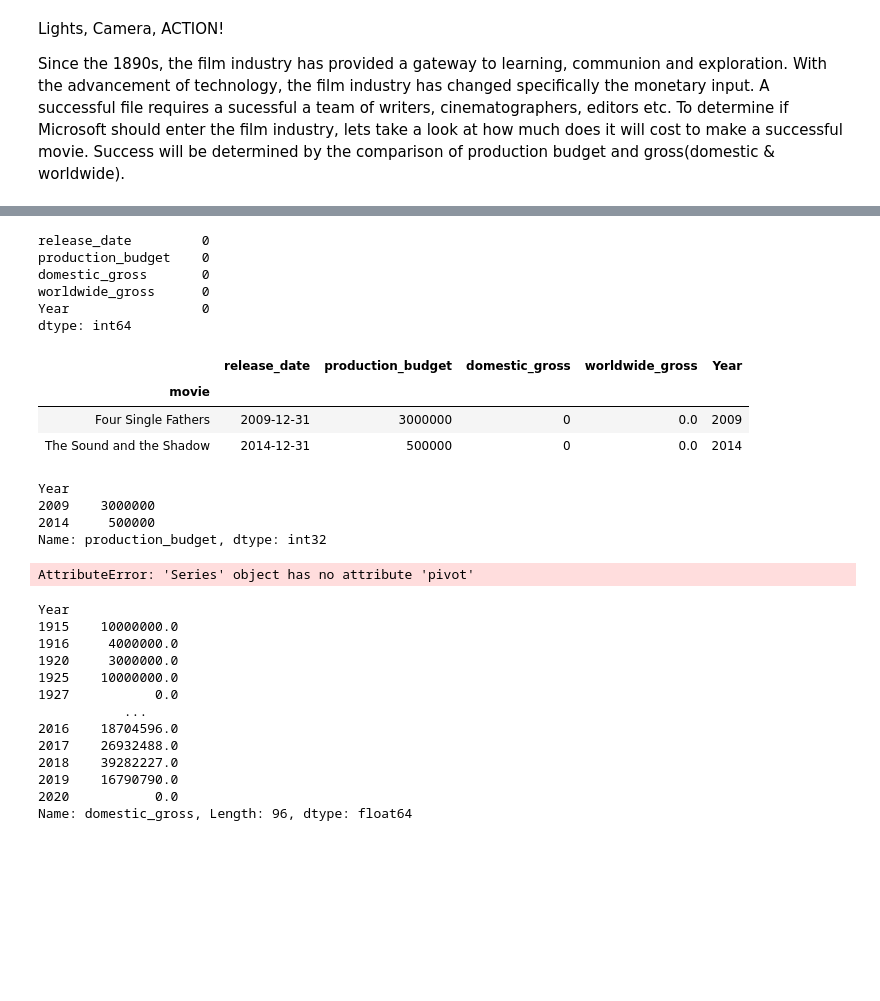
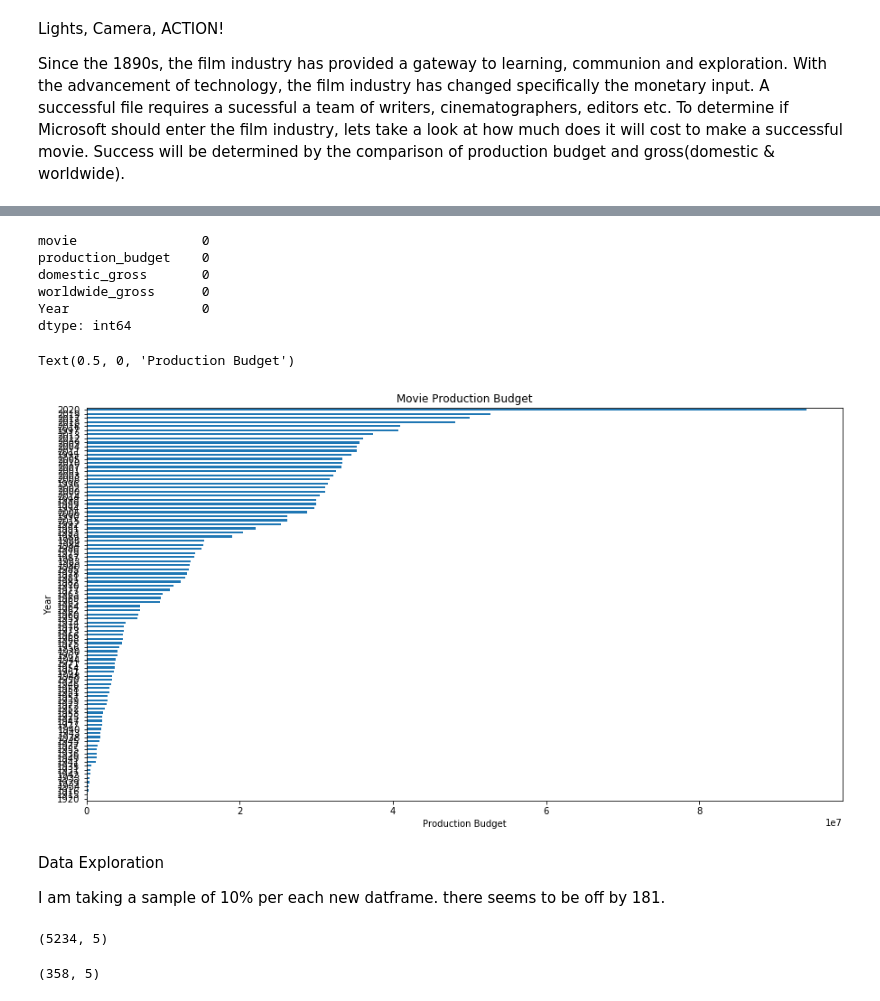
Before and after one commit to Nyla-max/dsc-mod-1-project-v2-1-onl01-dtsc-pt-012120, a Jupyter notebook: student.ipynb, the cells around one changed output, grey strips where cells are left out. Drawn from its saved outputs; the diff is of its cells as text; code cells hidden in the pictures; blank space fills up the shorter version.

Commit message:
Further completing data exploration

```diff
--- a/student.ipynb
+++ b/student.ipynb
@@ -18,4 +18,4 @@ import pandas as pd
 import matplotlib.pyplot as plt
 %matplotlib inline
 # %%
-tn_budgets = pd.read_csv('zippedData/tn.movie_budgets.csv.gz', index_col='movie')
+tn_budgets = pd.read_csv('zippedData/tn.movie_budgets.csv.gz')
@@ -41,7 +48,8 @@ tn_budgets['release_date'] = pd.to_datetime(tn_budgets['release_date'])
 tn_budgets['Year'] = tn_budgets['release_date'].dt.year
 #Changed dtype and created new column
 # %%
-tn_budgets = tn_budgets.drop('id',1)
+tn_budgets = tn_budgets.drop('id', axis=1)
+tn_budgets = tn_budgets.drop('release_date',1)
 # %%
 tn_budgets.dtypes
 # %% [output]
@@ -63,2 +61,0 @@ tn_budgets[tn_budgets.duplicated(keep=False)].sort_values(by='Year')
-# %%
-tn_budgets = tn_budgets[tn_budgets.duplicated()]
@@ -69,0 +62,6 @@ tn_budgets[tn_budgets.duplicated(keep=False)].sort_values(by='Year')
+# %%
+pd.set_option('display.max_rows',10)
+tn_budgets.sort_values('movie', inplace=True)
+bool_series = tn_budgets['movie'].duplicated()
+tn_budgets[bool_series]
+#There were no dupicate movies however duplicate names. They may be remakes or movies created with same name but different plots
@@ -70,48 +82,33 @@ tn_budgets[tn_budgets.duplicated(keep=False)].sort_values(by='Year')
 # %%
 tn_budgets.isna().sum()
+#All columns show no NaN values
 # %% [output]
-release_date         0
+movie                0
 production_budget    0
 domestic_gross       0
 worldwide_gross      0
 Year                 0
 dtype: int64
-# %%
-tn_budgets[(tn_budgets['domestic_gross'] == 0) & (tn_budgets['worldwide_gross'] == 0 )]
-# %% [output]
-|  | release_date | production_budget | domestic_gross | worldwide_gross | Year |
-| movie |  |  |  |  |  |
-| Four Single Fathers | 2009-12-31 | 3000000 | 0 | 0.0 | 2009 |
-| The Sound and the Shadow | 2014-12-31 | 500000 | 0 | 0.0 | 2014 |
-# %%
-#What is the average budget per year? Lets find out!
-grouped_budget = tn_budgets.groupby(['Year'])['production_budget'].mean()
-grouped_budget.head()
-# %% [output]
-Year
-2009    3000000
-2014     500000
-Name: production_budget, dtype: int32
-# %%
-pivoted = grouped_budget.pivot(index='Year', columns='movie', values='production_budget')
-pivoted
-# %% [output]
-AttributeError: 'Series' object has no attribute 'pivot'
-# %%
-#What is the middle
-grouped_dom = tn_budgets.groupby('Year')['domestic_gross'].median()
-grouped_dom
-# %% [output]
-Year
-1915    10000000.0
-1916     4000000.0
-1920     3000000.0
-1925    10000000.0
-1927           0.0
-           ...
-2016    18704596.0
-2017    26932488.0
-2018    39282227.0
-2019    16790790.0
-2020           0.0
-Name: domestic_gross, Length: 96, dtype: float64
+# %%
+tn_budgets.groupby(['Year'])['production_budget'].mean().sort_values().plot(kind='barh', figsize=(15,8))
+plt.title('Movie Production Budget')
+plt.xlabel('Production Budget')
+#From this graph we can see as time passes the average amount of production budgets also increase. Lets dig a little deeper!
+# %% [output]
+Text(0.5, 0, 'Production Budget')
+[figure, added]
+# %% [markdown]
+Data Exploration
+
+I am taking a sample of 10% per each new datframe. there seems to be off by 181.
+# %%
+mark_gross = tn_budgets[(tn_budgets['domestic_gross'] > 0) & (tn_budgets['worldwide_gross'] > 0)].sort_values(by='Year')
+mark_gross.shape
+#I am choosing sample size of 358
+# %% [output]
+(5234, 5)
+# %%
+dw_gross = mark_gross.sample(n=358, replace = False)
+dw_gross.shape
+# %% [output]
+(358, 5)
```
Also changed, not shown: parts of 27 cells of this notebook.
